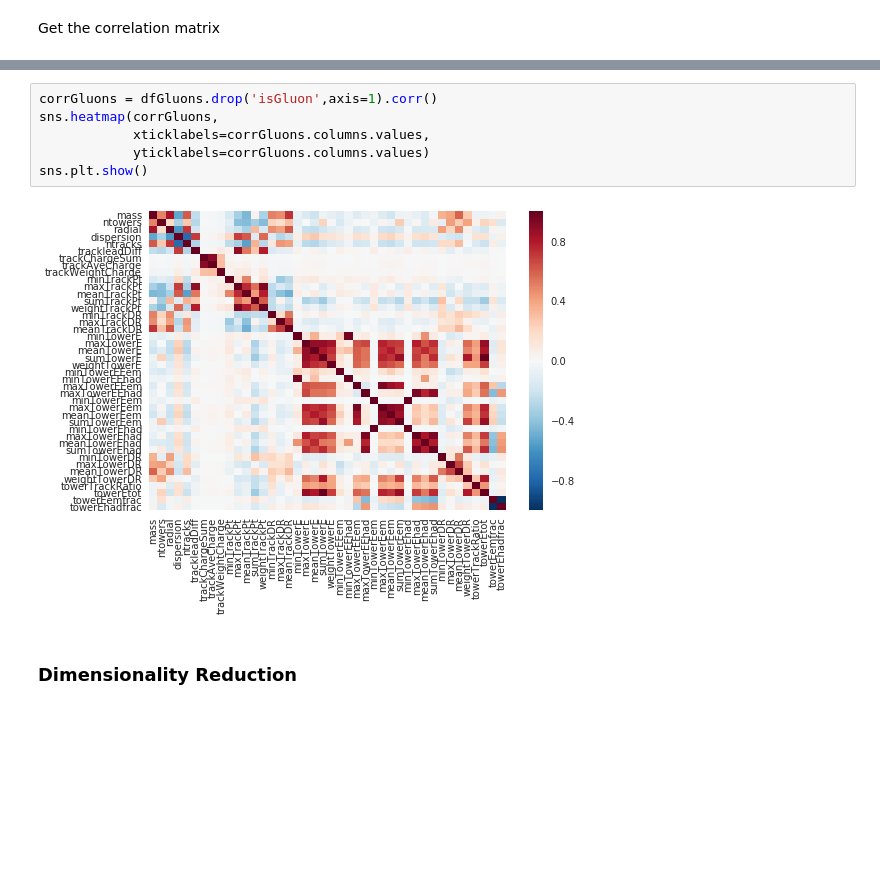
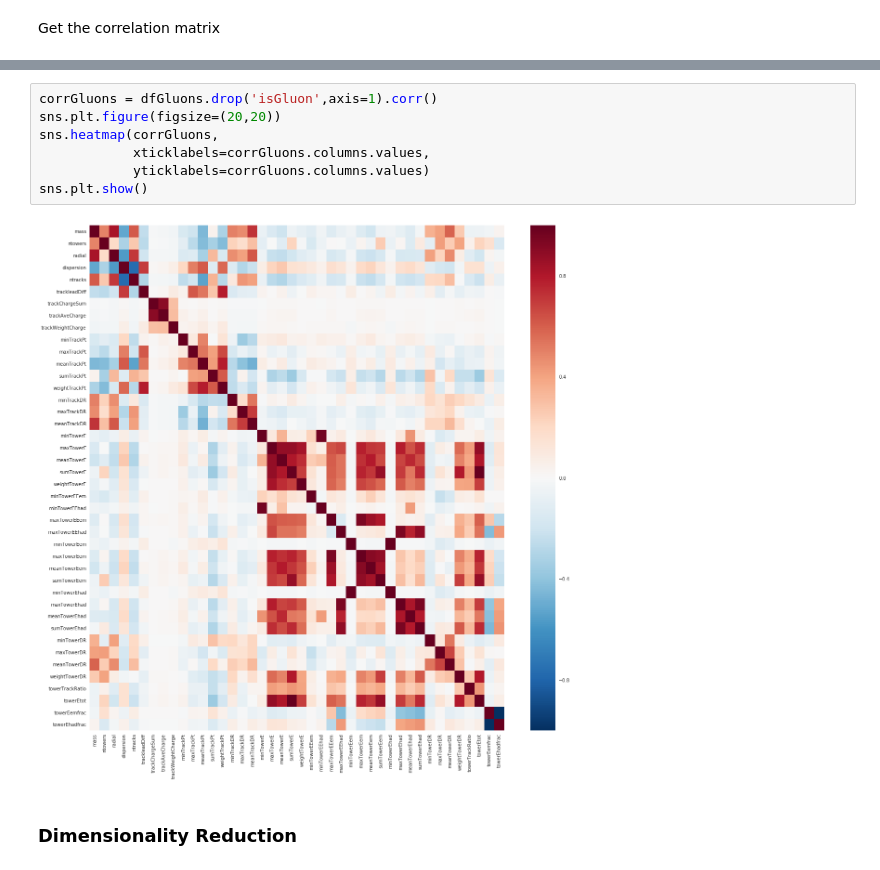
Before and after one commit to cbeiraod/LIPDataScienceSchool_2018, a Jupyter notebook: EDA.ipynb, the cells around one changed output, grey strips where cells are left out. Drawn from its saved outputs; the diff is of its cells as text; blank space fills up the shorter version.

```diff
--- a/EDA.ipynb
+++ b/EDA.ipynb
@@ -341,11 +340,12 @@ sns.plt.show()
 # %%
 corrGluons = dfGluons.drop('isGluon',axis=1).corr()
+sns.plt.figure(figsize=(20,20))
 sns.heatmap(corrGluons,
             xticklabels=corrGluons.columns.values,
             yticklabels=corrGluons.columns.values)
 sns.plt.show()
 # %% [output]
-[figure, old version]
+[figure, new version]
 # %% [markdown]
 ### Dimensionality Reduction
 # %% [markdown]
```
Also changed, not shown: parts of 4 cells of this notebook.
